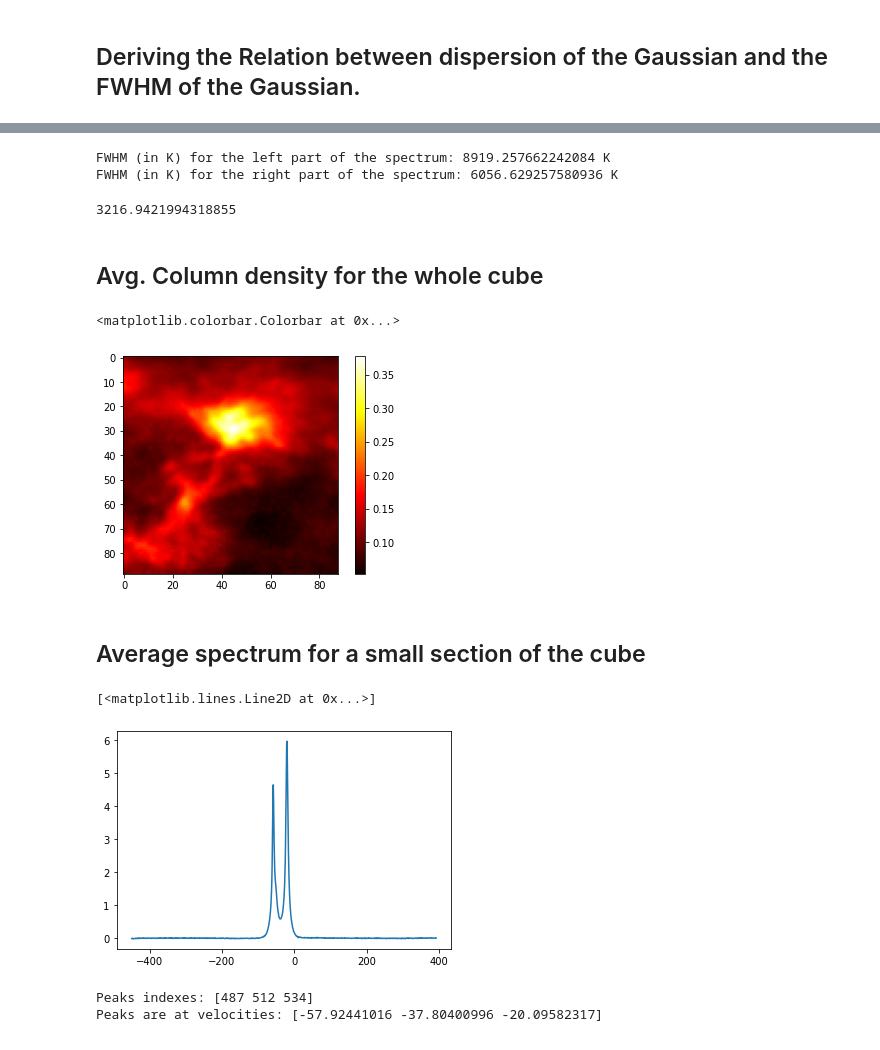
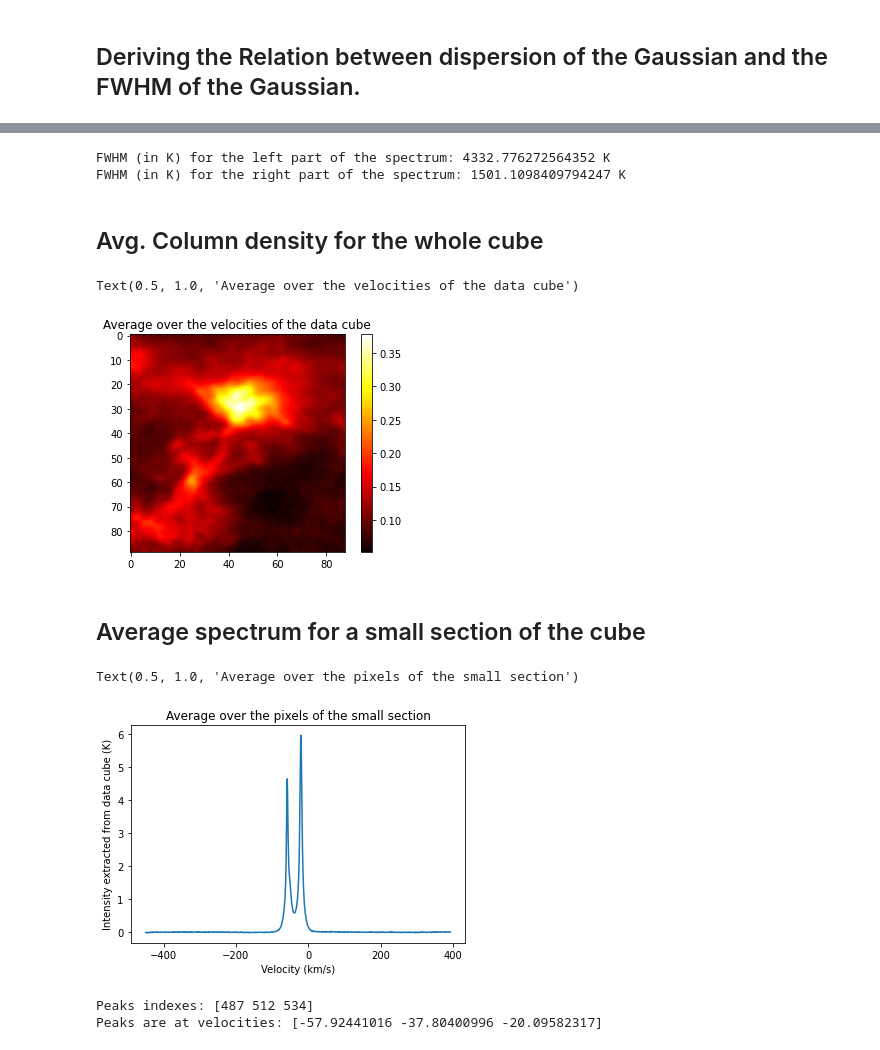
Before and after one commit to nutanstrek/CTA200_2022, a Jupyter notebook: project/project.ipynb, the cells around one changed output, grey strips where cells are left out. Cells and saved outputs as stored; diff of their text form; code cells hidden in the pictures.

```diff
--- a/project/project.ipynb
+++ b/project/project.ipynb
@@ -299,16 +321,16 @@ Thus we get:
 $$\text{FWHM (in K)} = \frac{4 m \ln2}{k_B} \ \sigma^2 \approx 0.00034 \ \sigma^2$$
 Here $\sigma^2$ is the variance of the Gaussian in unit of (Km/s)^2.
 # %%
-m = 1.008*1.67377E-27
-k_B = 1.380649E-23
+m_p = m_p.value
+k_B = k_B.value
 
 # FWHM for the left part of the spectrum
 fwhm_left = 2*np.sqrt(2*np.log(2))*parameters_left[2]*1000
-fwhm_left_K = (m/(2*k_B))*((fwhm_left)**2)
+fwhm_left_K = (m_p/(2*k_B))*((fwhm_left)**2)
 
 # FWHM for the right part of the spectrum
 fwhm_right = 2*np.sqrt(2*np.log(2))*parameters_right[2]*1000
-fwhm_right_K = (m/(2*k_B))*((fwhm_right)**2)
+fwhm_right_K = (m_p/(2*k_B))*((fwhm_right)**2)
 
 #print("\nFWHM for the left part of the spectrum:", fwhm_left, "km/s")
 #print("FWHM for the right part of the spectrum:", fwhm_right, "km/s")
@@ -316,30 +338,30 @@ fwhm_right_K = (m/(2*k_B))*((fwhm_right)**2)
 print("\nFWHM (in K) for the left part of the spectrum:", fwhm_left_K, "K")
 print("FWHM (in K) for the right part of the spectrum:", fwhm_right_K, "K")
 # %% [output]
-FWHM (in K) for the left part of the spectrum: 8919.257662242084 K
-FWHM (in K) for the right part of the spectrum: 6056.629257580936 K
+FWHM (in K) for the left part of the spectrum: 4332.776272564352 K
+FWHM (in K) for the right part of the spectrum: 1501.1098409794247 K
-# %%
-((parameters_left[2]*1E3)**2 )*m/k_B
-# %% [output]
-3216.9421994318855
 # %% [markdown]
 ## Avg. Column density for the whole cube
 # %%
 average_cd = np.mean(data_cube[:, :,:], axis=0)
 plt.imshow(average_cd, cmap=cm.hot)
 plt.colorbar()
+plt.title("Average over the velocities of the data cube")
 # %% [output]
-<matplotlib.colorbar.Colorbar at 0x...>
+Text(0.5, 1.0, 'Average over the velocities of the data cube')
-[figure, old version]
+[figure, new version]
 # %% [markdown]
 ## Average spectrum for a small section of the cube
 # %%
 small_region = data_cube[:, 45-10:45+10, 45-10:45+10]
 avg_spectrum = np.mean(small_region,axis = (1,2))
 plt.plot(velocities, avg_spectrum)
+plt.xlabel("Velocity (km/s)")
+plt.ylabel("Intensity extracted from data cube (K)")
+plt.title("Average over the pixels of the small section")
 # %% [output]
-[<matplotlib.lines.Line2D at 0x...>]
+Text(0.5, 1.0, 'Average over the pixels of the small section')
-[figure, old version]
+[figure, new version]
 # %%
 # finding the peaks
 peaks_avg, _ = find_peaks(avg_spectrum, width=0.5, height=0.5, )
```
Also changed, not shown: parts of 34 cells of this notebook, 25 other files.
